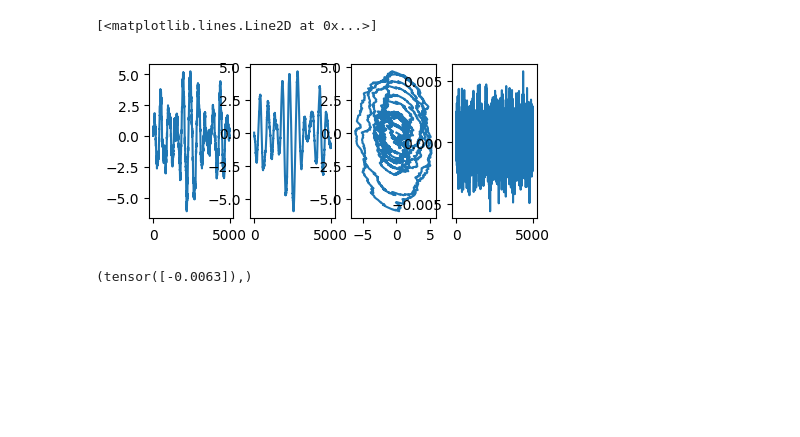
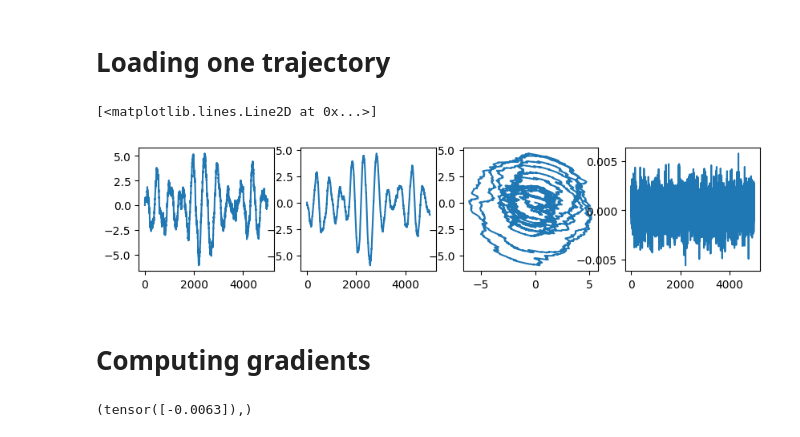
Before and after one commit to matibilkis/qmon-sindy, a Jupyter notebook: learn_torch/custom_training_torch.ipynb, the cells around one changed output. Cells and saved outputs as stored; diff of their text form; code cells hidden in the pictures; blank space fills up the shorter version.

```diff
--- a/learn_torch/custom_training_torch.ipynb
+++ b/learn_torch/custom_training_torch.ipynb
@@ -5,22 +5,24 @@ os.getcwd()
 os.chdir("/home/mbilkis/OneDrive/digital-brain/RESEARCH/Sindy/")
 from numerics.utilities.misc import *
 import matplotlib.pyplot as plt
+# %% [markdown]
+# Loading one trajectory
 # %%
 x = load_data(itraj=1, what="hidden_state.npy")
 dy = load_data(itraj=1,what="dys.npy")
 # %%
-plt.figure(figsize=(5,2))
+plt.figure(figsize=(10,2))
 ax=plt.subplot(141)
 ax.plot(x[:,0])
 ax=plt.subplot(142)
 ax.plot(x[:,1])
 ax=plt.subplot(143)
 ax.plot(x[:,0],x[:,1])
 ax=plt.subplot(144)
 ax.plot(dy[:,0])
 # %% [output]
 [<matplotlib.lines.Line2D at 0x...>]
-[figure, old version]
+[figure, new version]
 # %%
 import torch
 import torchvision
@@ -90,6 +94,8 @@ Cov = solve_continuous_are(A-(G.dot(C)).T, C.T, D- (G.T).dot(G), np.eye(2)) ####
 XiCov = Cov.dot(C) + G.T
 
 inputs_cell = [dt, omega, params, torch.tensor(XiCov,dtype=torch.float32, requires_grad=True) ]
+# %% [markdown]
+# Computing gradients
 # %%
 rrn = RecurrentNetwork(inputs_cell)
 dys = torch.tensor(data=dy, dtype=torch.float32).to(dev)
```
Also changed, not shown: parts of 10 cells of this notebook.
